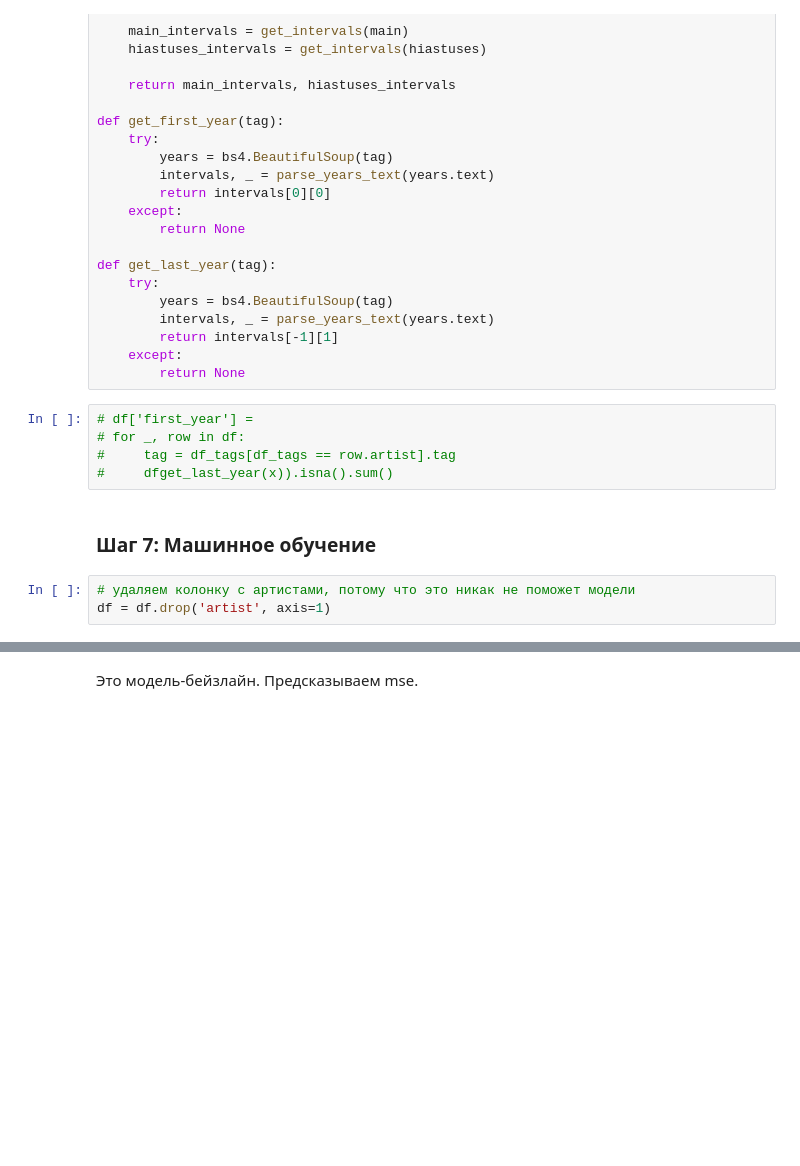
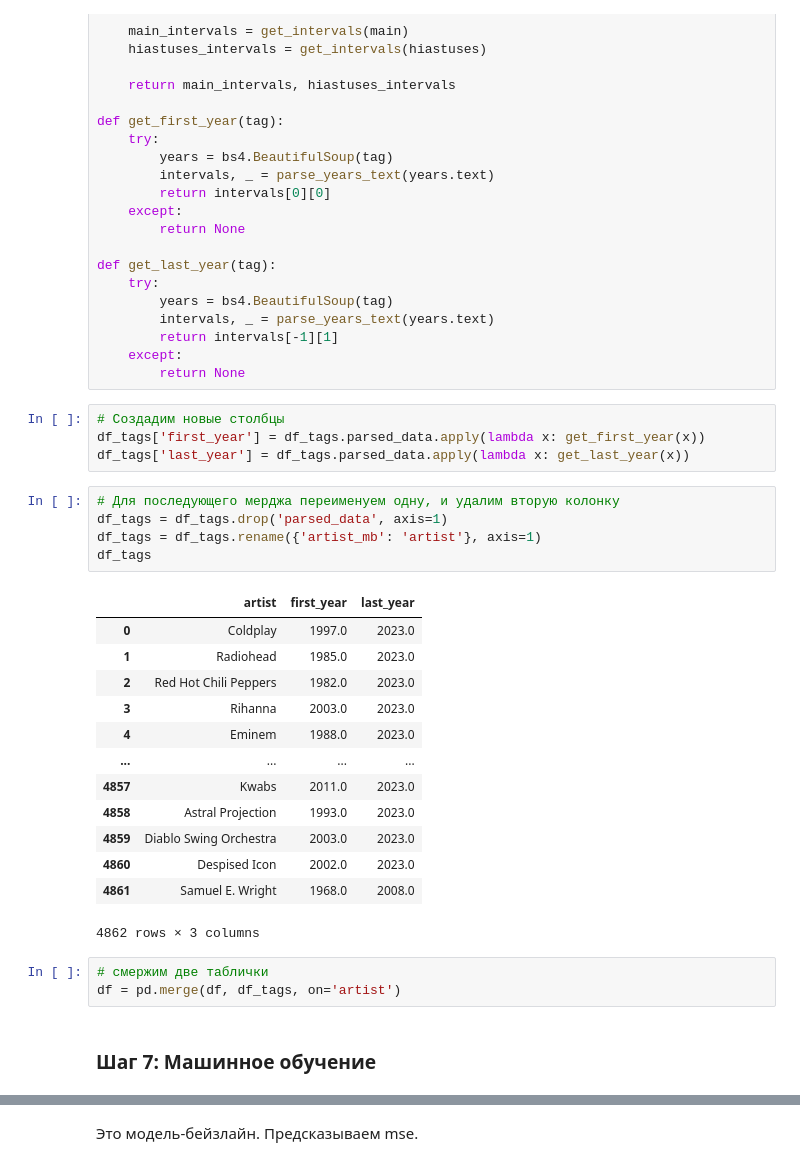
Before and after one commit to NastyaWheel/Andan_Project, a Jupyter notebook: ANDAN_PROJECT_ML.ipynb, the cells around one changed output, grey strips where cells are left out. Saved outputs shown, nothing was run; the diff lists cells and outputs as text; blank space fills up the shorter version.

```diff
--- a/ANDAN_PROJECT_ML.ipynb
+++ b/ANDAN_PROJECT_ML.ipynb
@@ -137,13 +137,31 @@ def get_last_year(tag):
         return intervals[-1][1]
     except:
         return None
-# %%
-# df['first_year'] =
-# for _, row in df:
-#     tag = df_tags[df_tags == row.artist].tag
-#     dfget_last_year(x)).isna().sum()
+# %%
+# Создадим новые столбцы
+df_tags['first_year'] = df_tags.parsed_data.apply(lambda x: get_first_year(x))
+df_tags['last_year'] = df_tags.parsed_data.apply(lambda x: get_last_year(x))
+# %%
+# Для последующего мерджа переименуем одну, и удалим вторую колонку
+df_tags = df_tags.drop('parsed_data', axis=1)
+df_tags = df_tags.rename({'artist_mb': 'artist'}, axis=1)
+df_tags
+# %% [output]
+|  | artist | first_year | last_year |
+| 0 | Coldplay | 1997.0 | 2023.0 |
+| 1 | Radiohead | 1985.0 | 2023.0 |
+| 2 | Red Hot Chili Peppers | 1982.0 | 2023.0 |
+| 3 | Rihanna | 2003.0 | 2023.0 |
+| 4 | Eminem | 1988.0 | 2023.0 |
+| ... | ... | ... | ... |
+| 4857 | Kwabs | 2011.0 | 2023.0 |
+| 4858 | Astral Projection | 1993.0 | 2023.0 |
+| 4859 | Diablo Swing Orchestra | 2003.0 | 2023.0 |
+| 4860 | Despised Icon | 2002.0 | 2023.0 |
+| 4861 | Samuel E. Wright | 1968.0 | 2008.0 |
+4862 rows × 3 columns
+# %%
+# смержим две таблички
+df = pd.merge(df, df_tags, on='artist')
 # %% [markdown]
 ### Шаг 7: Машинное обучение
-# %%
-# удаляем колонку с артистами, потому что это никак не поможет модели
-df = df.drop('artist', axis=1)
```
Also changed, not shown: parts of 28 cells of this notebook.
